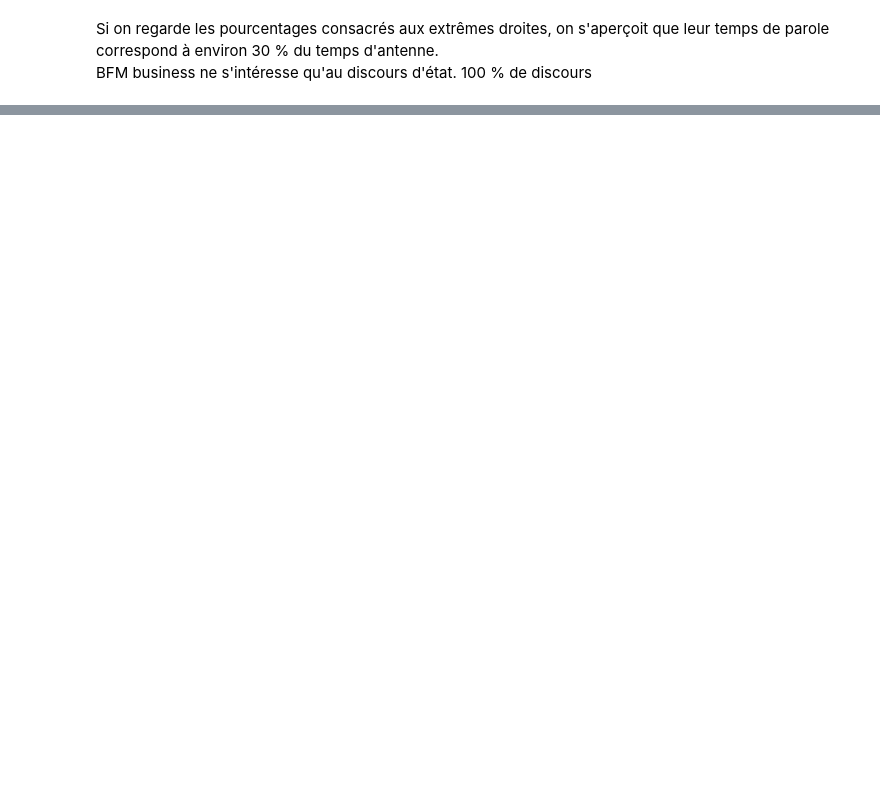
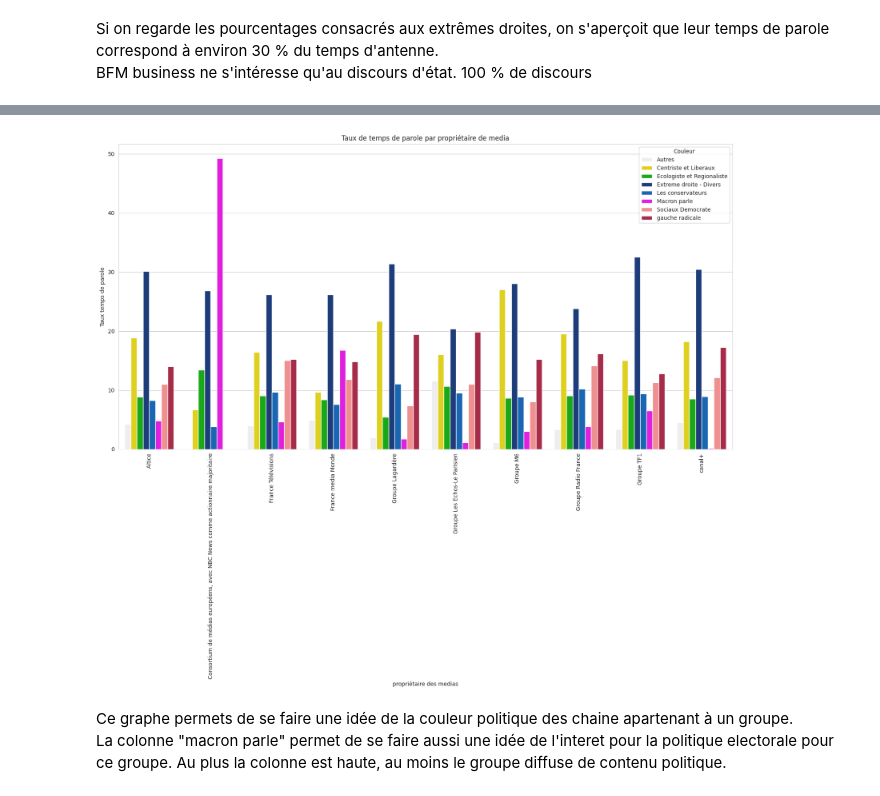
Before and after one commit to barrmath/temps_paroles_EU2024, a Jupyter notebook: Analyse_graph_EU.ipynb, the cells around one changed output, grey strips where cells are left out. Saved outputs shown, nothing was run; the diff lists cells and outputs as text; code cells hidden in the pictures; blank space fills up the shorter version.

Commit message:
ajout d'un graphe couleur politique proprio

```diff
--- a/Analyse_graph_EU.ipynb
+++ b/Analyse_graph_EU.ipynb
@@ -241,0 +229,20 @@ eu2024
+# %%
+#voir si un groupe de media favorise une couleur
+data = eu2024.groupby(by=['proprio du media','Couleur']).agg({'Durée en seconde':'sum'}).reset_index()
+# je dois refaire un pourcentage de temps par rapport au proprio du media
+data_proprio = data.groupby(by='proprio du media').agg({'Durée en seconde':'sum'}).reset_index().rename(columns={'Durée en seconde':'Temps total'})
+data = pd.merge(data,data_proprio,on='proprio du media')
+data['Taux temps de parole'] = data['Durée en seconde']/data['Temps total']*100
+# figure
+fig,ax =plt.subplots()
+fig.set_size_inches(20,10)
+sns.barplot(data=data,x='proprio du media',y='Taux temps de parole',hue='Couleur',palette=colors,errorbar=None,estimator='sum')
+ax.tick_params(axis='x', labelrotation=90)
+ax.set_xlabel("propriétaire des medias")
+ax.set_title("Taux de temps de parole par propriétaire de media")
+plt.show()
+# %% [output]
+[figure, added]
+# %% [markdown]
+Ce graphe permets de se faire une idée de la couleur politique des chaine apartenant à un groupe.<br>
+La colonne "macron parle" permet de se faire aussi une idée de l'interet pour la politique electorale pour ce groupe. Au plus la colonne est haute, au moins le groupe diffuse de contenu politique.<br>
```
Also changed, not shown: parts of 5 cells of this notebook.
